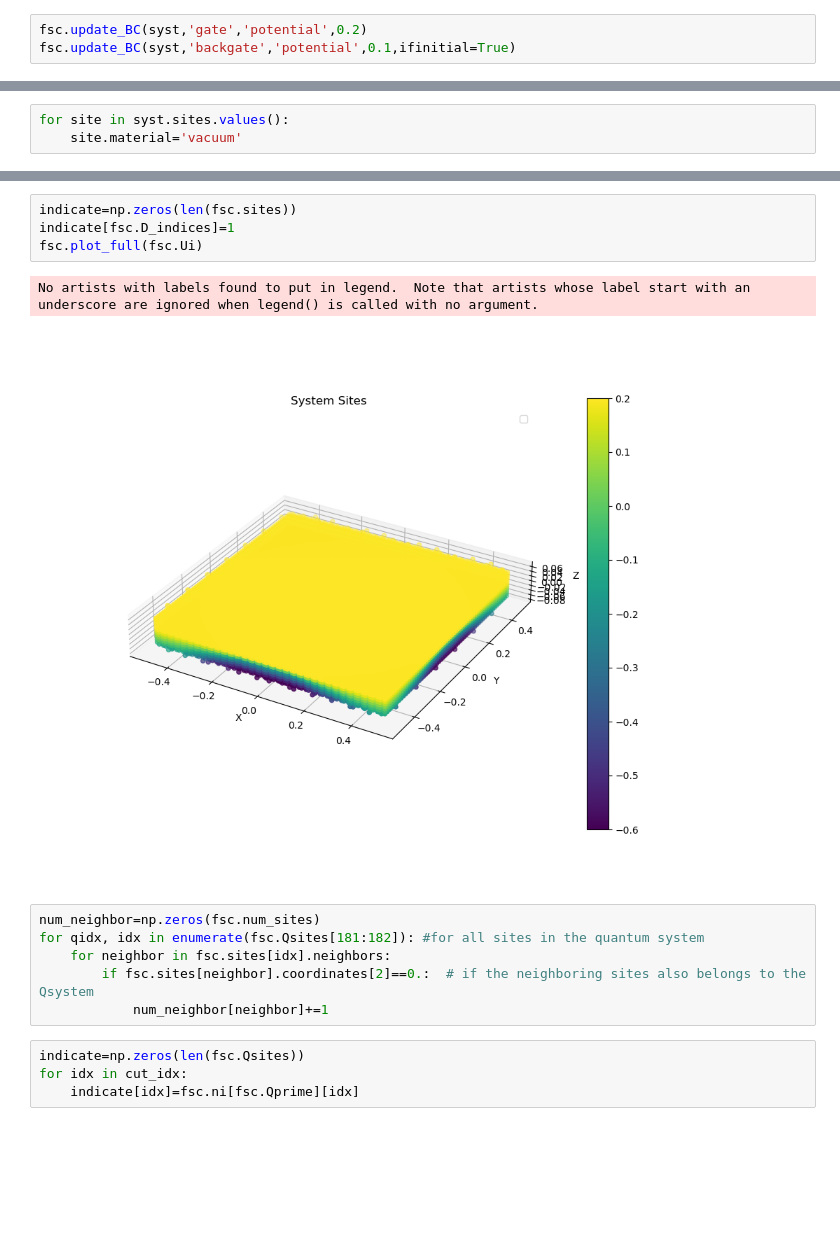
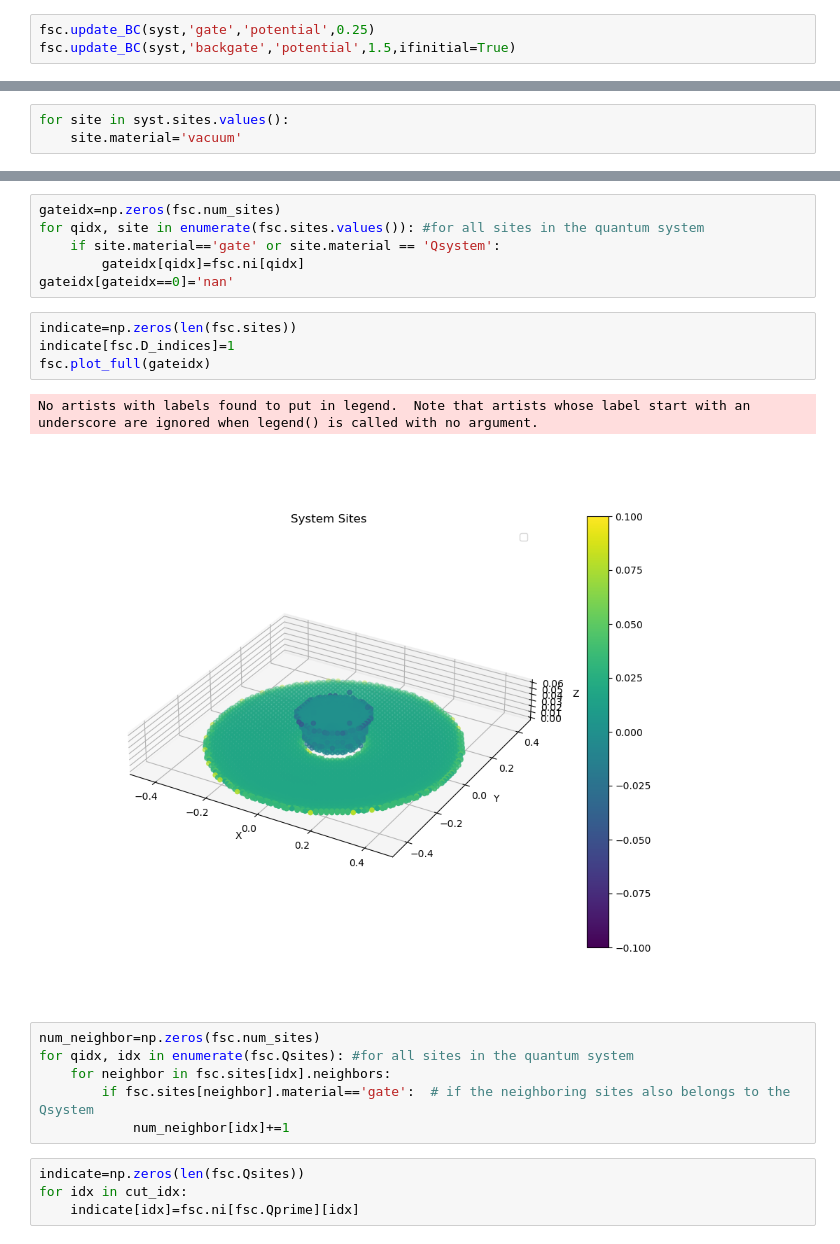
Before and after one commit to yzhaoo/EQuantum, a Jupyter notebook: dotgate.ipynb, the cells around one changed output, grey strips where cells are left out. Cells and saved outputs as stored; diff of their text form; blank space fills up the shorter version.

Commit message:
fix the divergence problem (finite capacitance within the quantum system)

```diff
--- a/dotgate.ipynb
+++ b/dotgate.ipynb
@@ -103,8 +102,8 @@ fsc=FSC(syst,ifinitial=False,params=qparams)
 # %% [output]
 The quantum problem has been initialized.
 # %%
-fsc.update_BC(syst,'gate','potential',0.2)
-fsc.update_BC(syst,'backgate','potential',0.1,ifinitial=True)
+fsc.update_BC(syst,'gate','potential',0.25)
+fsc.update_BC(syst,'backgate','potential',1.5,ifinitial=True)
 # %% [output]
 The poisson problem has been initialized.
 # %% [markdown]
@@ -178,16 +177,22 @@ No artists with labels found to put in legend.  Note that artists whose label st
+# %%
+gateidx=np.zeros(fsc.num_sites)
+for qidx, site in enumerate(fsc.sites.values()): #for all sites in the quantum system
+    if site.material=='gate' or site.material == 'Qsystem':
+        gateidx[qidx]=fsc.ni[qidx]
+gateidx[gateidx==0]='nan'
 # %%
 indicate=np.zeros(len(fsc.sites))
 indicate[fsc.D_indices]=1
-fsc.plot_full(fsc.Ui)
+fsc.plot_full(gateidx)
 # %% [output]
 No artists with labels found to put in legend.  Note that artists whose label start with an underscore are ignored when legend() is called with no argument.
-[figure, old version]
+[figure, new version]
 # %%
 num_neighbor=np.zeros(fsc.num_sites)
-for qidx, idx in enumerate(fsc.Qsites[181:182]): #for all sites in the quantum system
+for qidx, idx in enumerate(fsc.Qsites): #for all sites in the quantum system
     for neighbor in fsc.sites[idx].neighbors:
-        if fsc.sites[neighbor].coordinates[2]==0.:  # if the neighboring sites also belongs to the Qsystem
-            num_neighbor[neighbor]+=1
+        if fsc.sites[neighbor].material=='gate':  # if the neighboring sites also belongs to the Qsystem
+            num_neighbor[idx]+=1
 # %%
 indicate=np.zeros(len(fsc.Qsites))
 for idx in cut_idx:
```
Also changed, not shown: parts of 41 cells of this notebook, 7 other files.
